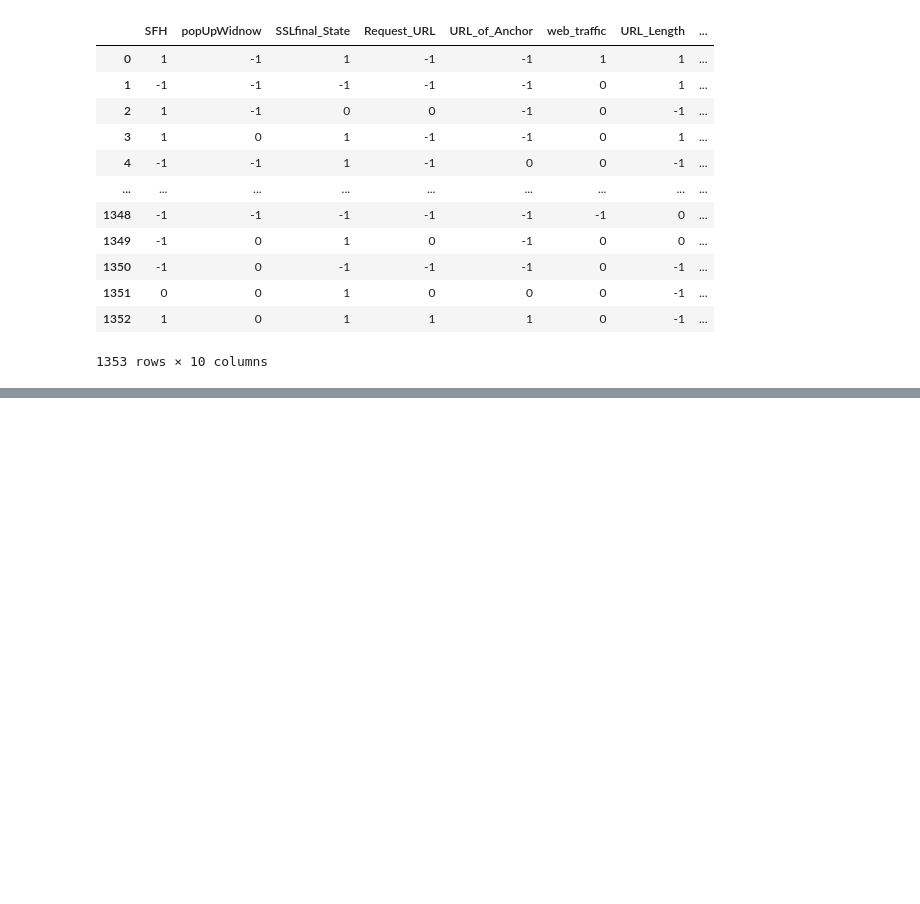
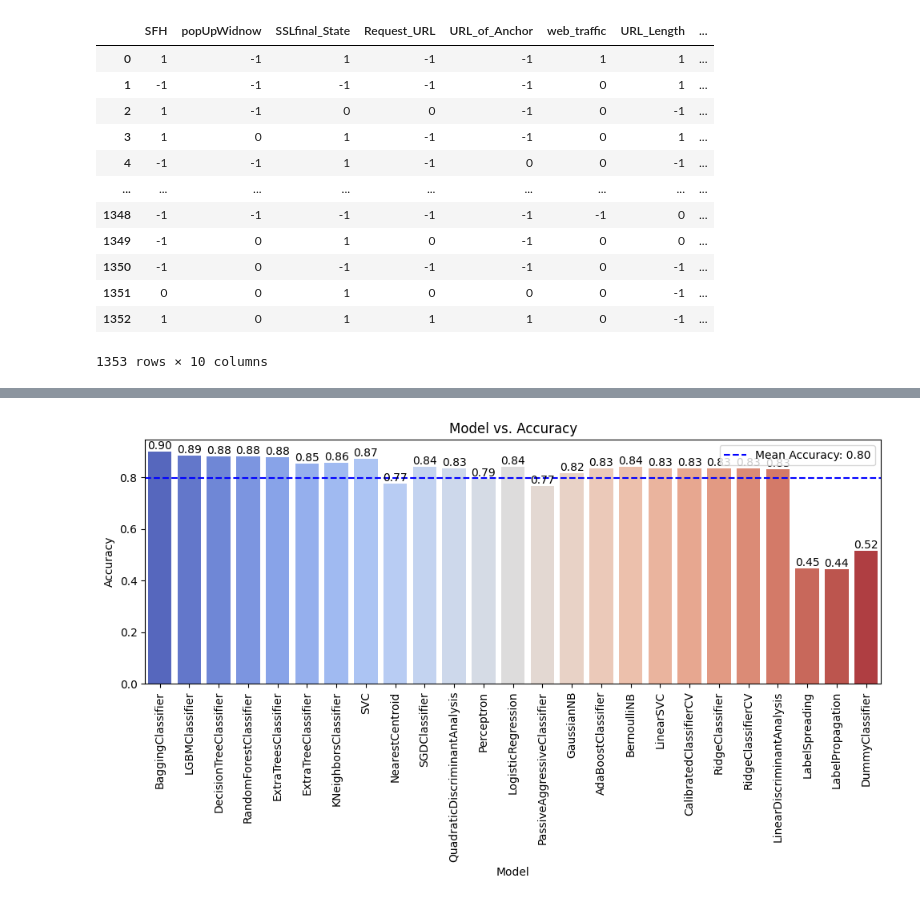
Before and after one commit to murtazaa-hussainn/CSE-602-Machine-Learning-I, a Jupyter notebook: Web Phishing Dataset.ipynb, the cells around one changed output, grey strips where cells are left out. Saved outputs shown, nothing was run; the diff lists cells and outputs as text; code cells hidden in the pictures; blank space fills up the shorter version.

Commit message:
Completed Web Phishing Dataset

```diff
--- a/Web Phishing Dataset.ipynb
+++ b/Web Phishing Dataset.ipynb
@@ -279,0 +267,18 @@ def knn_cross_validation(features, targets, n_neighbors=5, n_splits=5, random_st
+# %%
+def lazy_classifier(df, target_name):
+    # Separate features and targets and perform data splitting
+    X = df.drop(target_name, axis=1)
+    y = df[target_name]
+    X_train, X_test, y_train, y_test = train_test_split(X, y, test_size=0.2, stratify=y, random_state=42)
+
+    # Initialize Lazy Classifier
+    clf = LazyClassifier(verbose=0, ignore_warnings=False, custom_metric=None, predictions=True)
+
+    # Generate predictions and evaluate performance
+    models, predictions = clf.fit(X_train, X_test, y_train, y_test)
+    print("Mean Accuracy of the Dataset: ", models['Accuracy'].mean())
+    print("Standard Deviation of Accuracy of the Dataset: ", models['Accuracy'].std())
+
+    return models
+
+model = lazy_classifier(original, targets.columns[0])
@@ -280,3 +349,25 @@ def knn_cross_validation(features, targets, n_neighbors=5, n_splits=5, random_st
+# %%
+# Plot a model vs Accuracy graph for Lazy Predict
+def plot_model_accuracy_graph(df):
+    mean_accuracy = df['Accuracy'].mean()
+    plt.figure(figsize=(10, 6))
+    ax = sns.barplot(x='Model', y='Accuracy', data=df, palette='coolwarm')
+    plt.axhline(mean_accuracy, color='blue', linestyle='--', label=f'Mean Accuracy: {mean_accuracy:.2f}')
+    plt.title('Model vs. Accuracy')
+    plt.xlabel('Model')
+    plt.ylabel('Accuracy')
+    plt.xticks(rotation=90)
+    plt.legend()
+
+    for i in range(len(df)):
+        plt.text(i, df['Accuracy'][i], f"{df['Accuracy'][i]:.2f}", ha = 'center', va = 'bottom')
+
+    plt.tight_layout()
+    plt.show()
+
+plot_model_accuracy_graph(model)
+# %% [output]
+[figure, added]
 # %%
 # Master Workflow, combines and manages all the workflow from one place
 # Specifically Tailored for Mushroom Dataset
```
Also changed, not shown: parts of 16 cells of this notebook.
